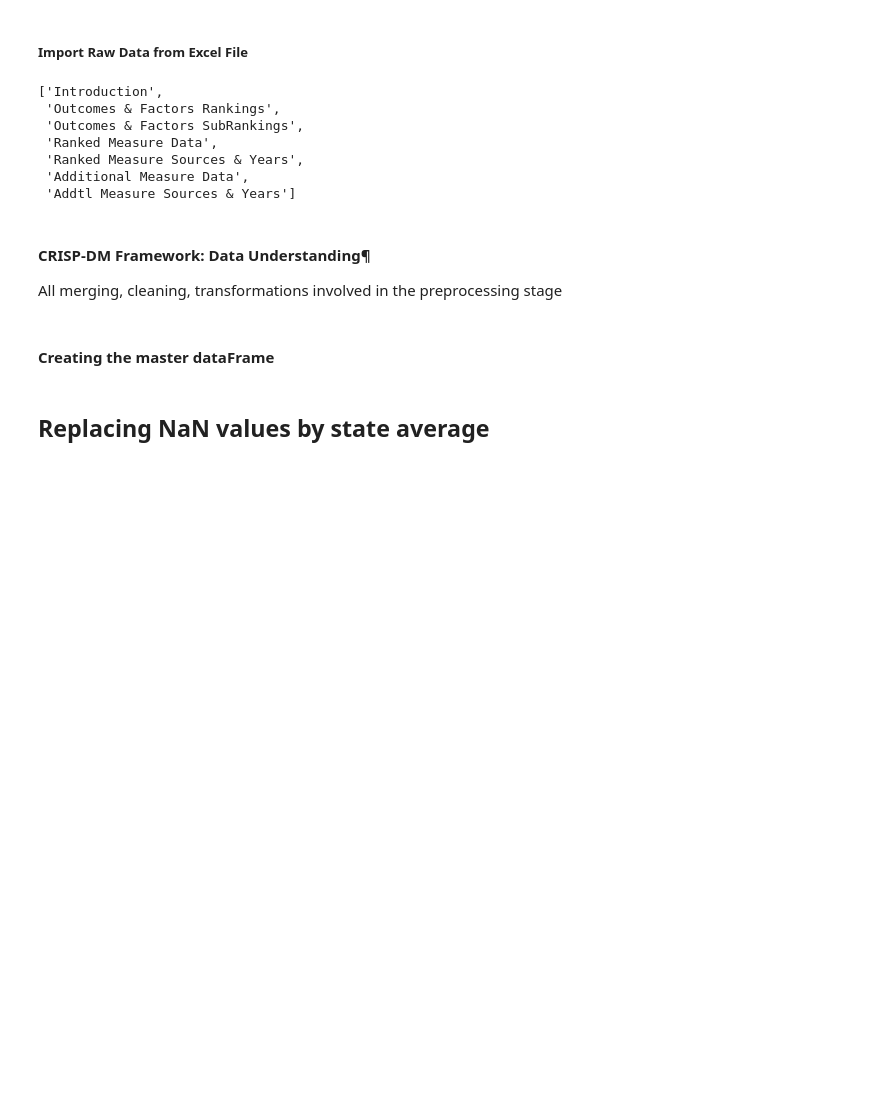
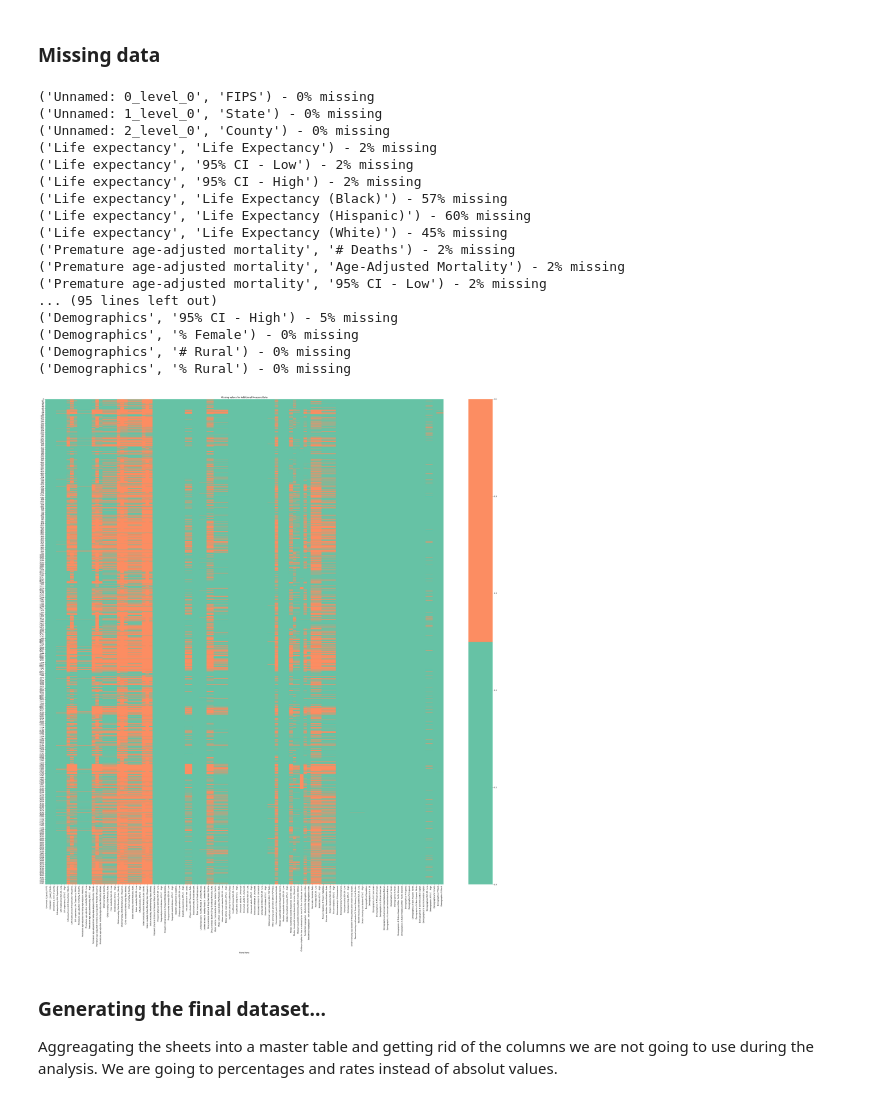
Before and after one commit to aghilissen/Mod_4_Project, a Jupyter notebook: DataPreparation.ipynb, the cells around one changed output. Cells and saved outputs as stored; diff of their text form; code cells hidden in the pictures; blank space fills up the shorter version.

Commit message:
Finalising the DataPrep notebook

```diff
--- a/DataPreparation.ipynb
+++ b/DataPreparation.ipynb
@@ -51,10 +18,14 @@ import numpy as np
 import pandas as pd
 import seaborn as sns
 import plotly.express as px
-import Petna as pt
+import src.Petna as pt
 matplotlib.rcParams['figure.figsize'] = (50,50)
 pd.set_option('display.max_columns', None)
 pd.set_option('display.width', 2000)
 pd.set_option('display.max_rows', 2000)
 %reload_ext autoreload
 %autoreload 2
+
+xls = pd.ExcelFile('src/2019 County Health Rankings Data - v2.xls')
+sheets = xls.sheet_names
+sheets
@@ -61,22 +40,29 @@ pd.set_option('display.max_rows', 2000)
-# %% [markdown]
-##### Import Raw Data from Excel File
-# %%
-xls = pd.ExcelFile('2019 County Health Rankings Data - v2.xls')
-sheets = xls.sheet_names
-sheets
-# %% [output]
-['Introduction',
- 'Outcomes & Factors Rankings',
- 'Outcomes & Factors SubRankings',
- 'Ranked Measure Data',
- 'Ranked Measure Sources & Years',
- 'Additional Measure Data',
- 'Addtl Measure Sources & Years']
+# %% [markdown]
+### Missing data
 # %%
-# pt.missingvalues(sheets[5],xls)
+pt.missingvalues(sheets[5],xls)
+# %% [output]
+('Unnamed: 0_level_0', 'FIPS') - 0% missing
+('Unnamed: 1_level_0', 'State') - 0% missing
+('Unnamed: 2_level_0', 'County') - 0% missing
+('Life expectancy', 'Life Expectancy') - 2% missing
+('Life expectancy', '95% CI - Low') - 2% missing
+('Life expectancy', '95% CI - High') - 2% missing
+('Life expectancy', 'Life Expectancy (Black)') - 57% missing
+('Life expectancy', 'Life Expectancy (Hispanic)') - 60% missing
+('Life expectancy', 'Life Expectancy (White)') - 45% missing
+('Premature age-adjusted mortality', '# Deaths') - 2% missing
+('Premature age-adjusted mortality', 'Age-Adjusted Mortality') - 2% missing
+('Premature age-adjusted mortality', '95% CI - Low') - 2% missing
+... (95 lines left out)
+('Demographics', '95% CI - High') - 5% missing
+('Demographics', '% Female') - 0% missing
+('Demographics', '# Rural') - 0% missing
+('Demographics', '% Rural') - 0% missing
+[figure, added]
-# %% [markdown]
-#### CRISP-DM Framework: Data Understanding¶
-All merging, cleaning, transformations involved in the preprocessing stage
+# %% [markdown]
+### Generating the final dataset...
+Aggreagating the sheets into a master table and getting rid of the columns we are not going to use during the analysis. We are going to percentages and rates instead of absolut values.
 # %%
 rmd = xls.parse(sheets[3],header=1)
 amd = xls.parse(sheets[5],header=1)
@@ -84,3 +71 @@ amd = amd.drop(columns=['State','County'])
-# %% [markdown]
-#### Creating the master dataFrame
 # %%
@@ -100,6 +82,4 @@ def col_formatting(col):
     return col
 
 df.columns = [col_formatting(col) for col in df.columns]
-# %% [markdown]
-## Replacing NaN values by state average
 # %% [markdown]
```
Also changed, not shown: parts of 13 cells of this notebook, 2 other files.
